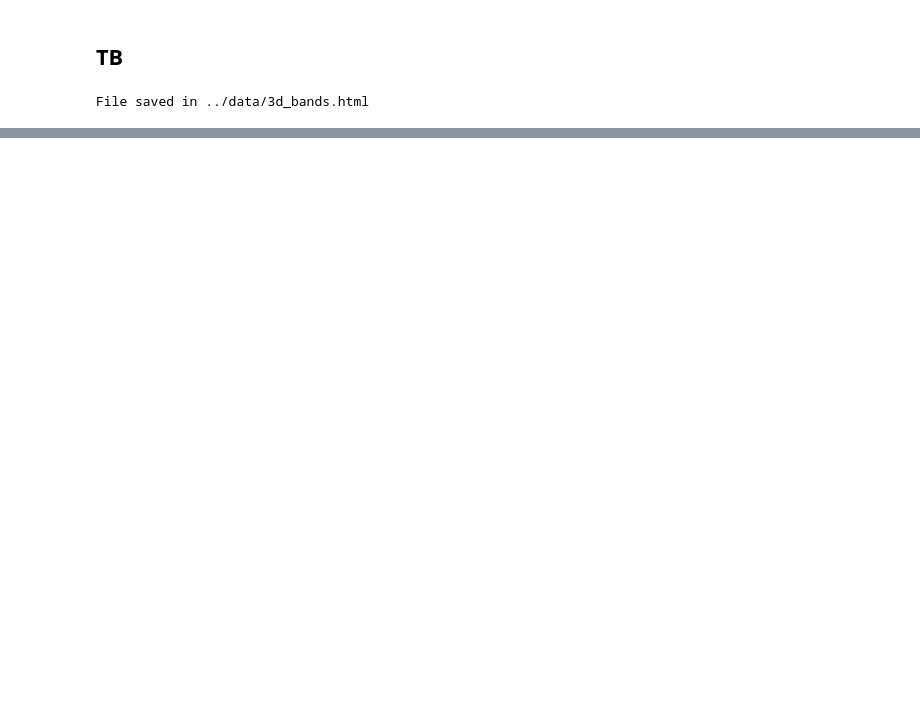
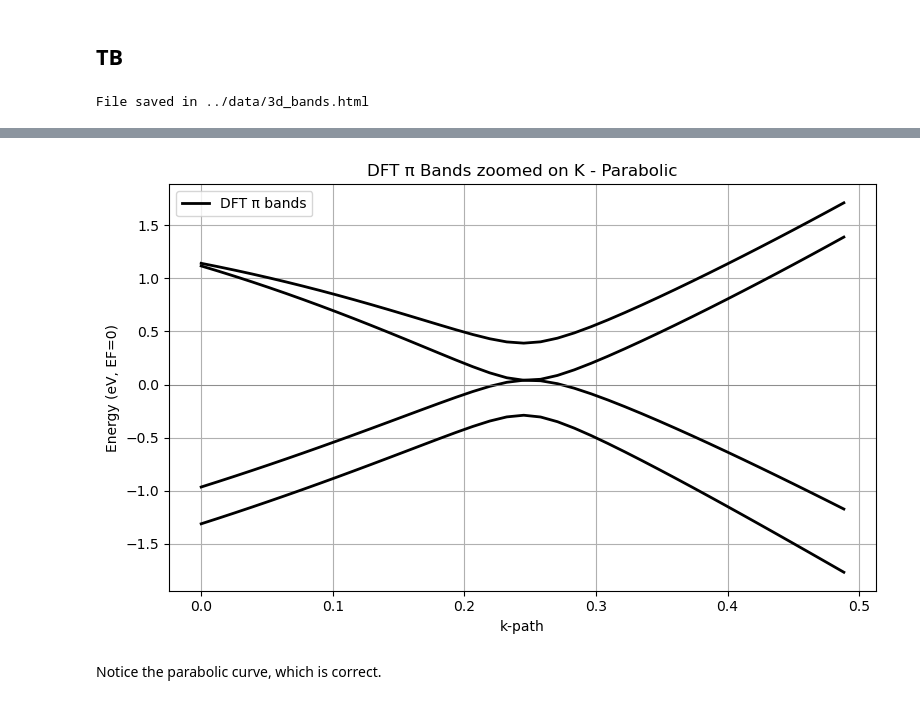
Before and after one commit to NexganGH/DFT_QMB, a Jupyter notebook: 2_graphene_bilayers/scripts/tight_binding/scripts/full_workflow.ipynb, the cells around one changed output, grey strips where cells are left out. Drawn from its saved outputs; the diff is of its cells as text; code cells hidden in the pictures; blank space fills up the shorter version.

```diff
--- a/2_graphene_bilayers/scripts/tight_binding/scripts/full_workflow.ipynb
+++ b/2_graphene_bilayers/scripts/tight_binding/scripts/full_workflow.ipynb
@@ -151,0 +201,28 @@ plt.show()
+# %%
+kpts_zoom, band_energies_zoom, band_indices_zoom, EF_zoom = load_pi_dft_bands()
+
+dk = np.sqrt(np.sum(np.diff(kpts_zoom, axis=0)**2, axis=1))
+x = np.concatenate([[0], np.cumsum(dk)])
+
+plt.figure(figsize=(8,5))
+
+nb = band_energies_zoom.shape[1]
+
+# DFT π bands
+for i in range(nb):
+    plt.plot(x, band_energies_zoom[:, i], 'k-', lw=2, label="DFT π bands" if i==0 else "")
+
+# TB π bands
+
+plt.axhline(0, color='gray', lw=0.5)
+plt.xlabel("k-path")
+plt.ylabel("Energy (eV, EF=0)")
+plt.title("DFT π Bands zoomed on K - Parabolic")
+plt.legend()
+plt.grid(True)
+plt.tight_layout()
+plt.show()
+# %% [output]
+[figure, added]
+# %% [markdown]
+Notice the parabolic curve, which is correct.
```
Also changed, not shown: parts of 13 cells of this notebook, 6 other files.
